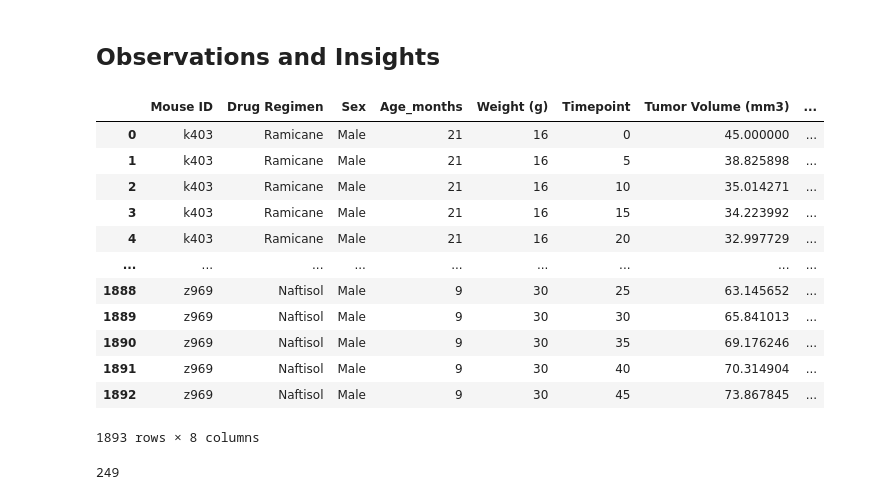
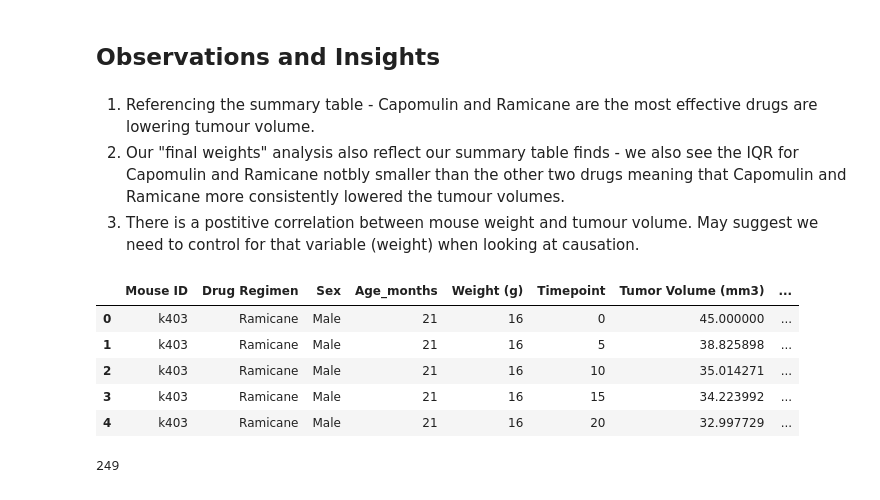
Before and after one commit to DPintacasi/matplotlib-challenge, a Jupyter notebook: pymaceuticals_starter.ipynb, the cells around one changed output. Saved outputs shown, nothing was run; the diff lists cells and outputs as text; code cells hidden in the pictures.

```diff
--- a/pymaceuticals_starter.ipynb
+++ b/pymaceuticals_starter.ipynb
@@ -1,41 +1,38 @@
 # %% [markdown]
 ## Observations and Insights
+# %% [markdown]
+1. Referencing the summary table - Capomulin and Ramicane are the most effective drugs are lowering tumour volume.
+2. Our "final weights" analysis also reflect our summary table finds - we also see the IQR for Capomulin and Ramicane notbly smaller than the other two drugs meaning that Capomulin and Ramicane more consistently lowered the tumour volumes.
+3. There is a postitive correlation between mouse weight and tumour volume. May suggest we need to control for that variable (weight) when looking at causation.
 # %%
 # Dependencies and Setup
 import matplotlib.pyplot as plt
 import pandas as pd
 import scipy.stats as st
 import numpy as np
 
 # Study data files
 mouse_metadata_path = "data/Mouse_metadata.csv"
 study_results_path = "data/Study_results.csv"
 
 # Read the mouse data and the study results
 mouse_metadata = pd.read_csv(mouse_metadata_path)
 study_results = pd.read_csv(study_results_path)
 
 # Combine the data into a single dataset
 
 study_data_complete = pd.merge(mouse_metadata,study_results, on = 'Mouse ID' )
 
 # Display the data table for preview
 
-study_data_complete
+study_data_complete.head()
 # %% [output]
 |  | Mouse ID | Drug Regimen | Sex | Age_months | Weight (g) | Timepoint | Tumor Volume (mm3) | ... |
 | 0 | k403 | Ramicane | Male | 21 | 16 | 0 | 45.000000 | ... |
 | 1 | k403 | Ramicane | Male | 21 | 16 | 5 | 38.825898 | ... |
 | 2 | k403 | Ramicane | Male | 21 | 16 | 10 | 35.014271 | ... |
 | 3 | k403 | Ramicane | Male | 21 | 16 | 15 | 34.223992 | ... |
 | 4 | k403 | Ramicane | Male | 21 | 16 | 20 | 32.997729 | ... |
-| ... | ... | ... | ... | ... | ... | ... | ... | ... |
-| 1888 | z969 | Naftisol | Male | 9 | 30 | 25 | 63.145652 | ... |
-| 1889 | z969 | Naftisol | Male | 9 | 30 | 30 | 65.841013 | ... |
-| 1890 | z969 | Naftisol | Male | 9 | 30 | 35 | 69.176246 | ... |
-| 1891 | z969 | Naftisol | Male | 9 | 30 | 40 | 70.314904 | ... |
-| 1892 | z969 | Naftisol | Male | 9 | 30 | 45 | 73.867845 | ... |
-1893 rows × 8 columns
 # %%
 # Checking the number of mice.
 len(study_data_complete['Mouse ID'].unique())
```
Also changed, not shown: parts of 10 cells of this notebook.
